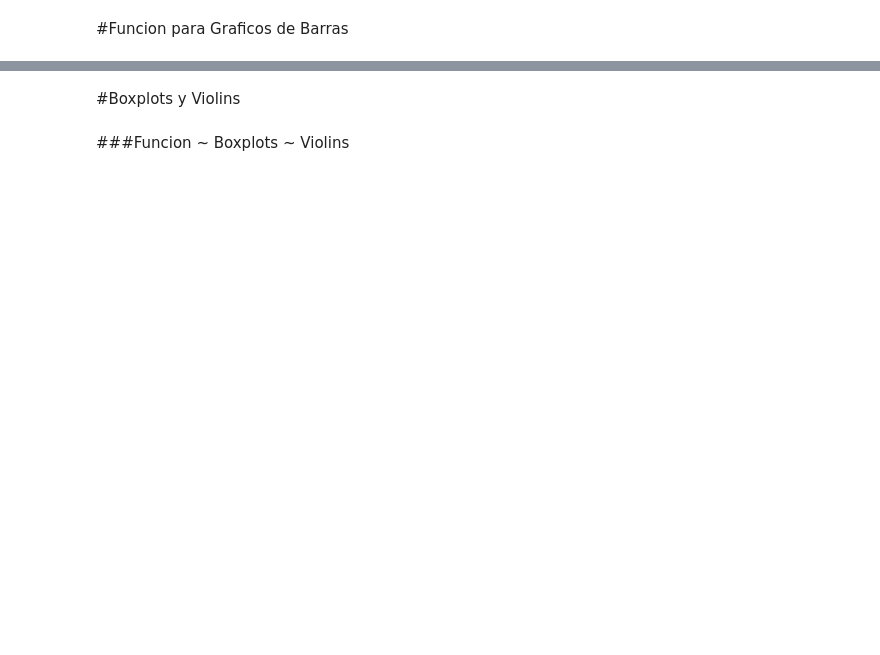
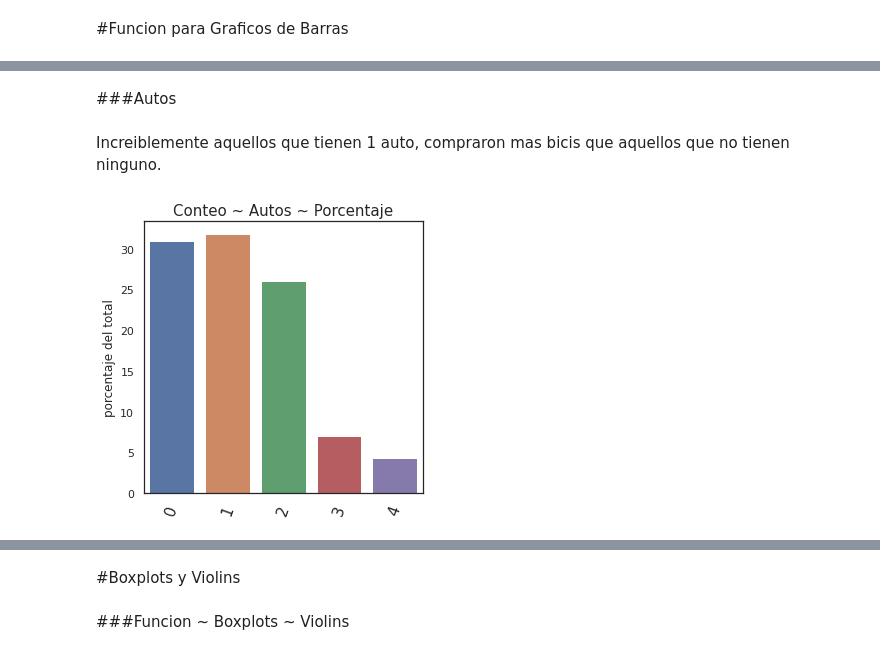
Before and after one commit to hvasquez28/g1-ds_santander-f2-team7-Phyton, a Jupyter notebook: Proyecto_Postwork1_2_3_4_5.ipynb, the cells around one changed output, grey strips where cells are left out. Cells and saved outputs as stored; diff of their text form; code cells hidden in the pictures; blank space fills up the shorter version.

```diff
--- a/Proyecto_Postwork1_2_3_4_5.ipynb
+++ b/Proyecto_Postwork1_2_3_4_5.ipynb
@@ -1790,0 +1743,8 @@ bar_plots(porcentajes_data(educacion),0)
+# %% [markdown]
+###Autos
+# %% [markdown]
+Increiblemente aquellos que tienen 1 auto, compraron mas bicis que aquellos que no tienen ninguno.
+# %%
+bar_plots(autos_2,3,5,5)
+# %% [output]
+[figure, added]
```
Also changed, not shown: parts of 59 cells of this notebook.
